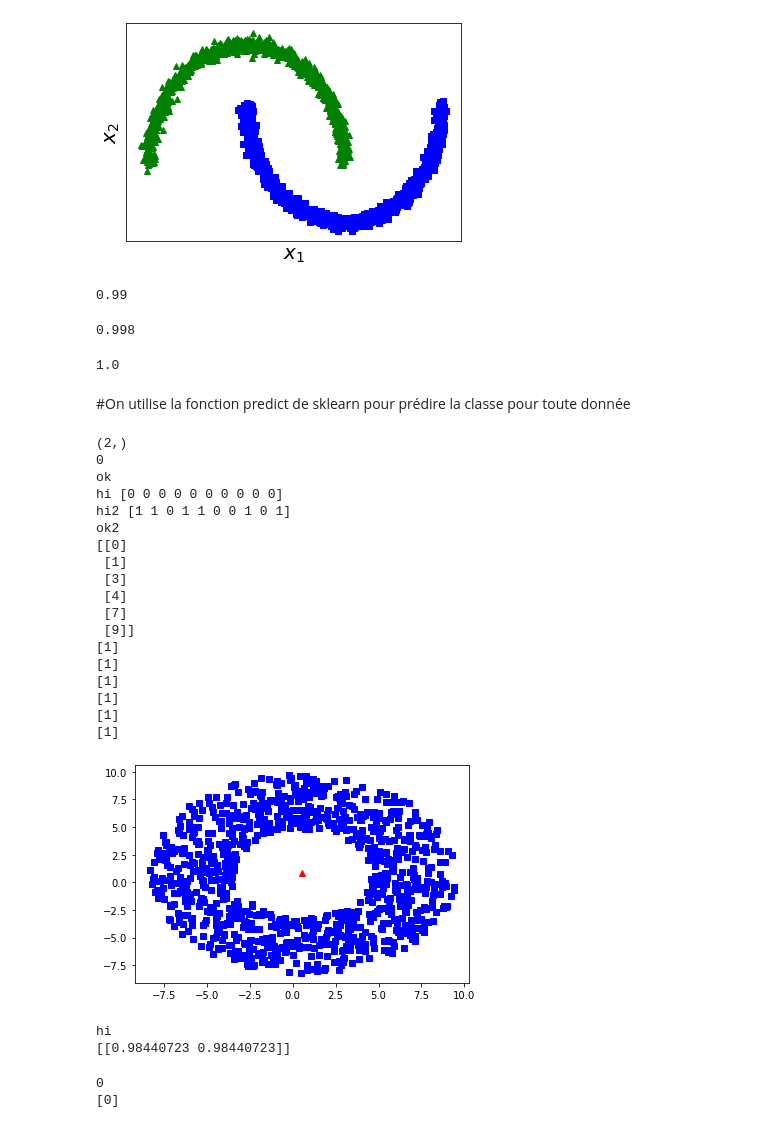
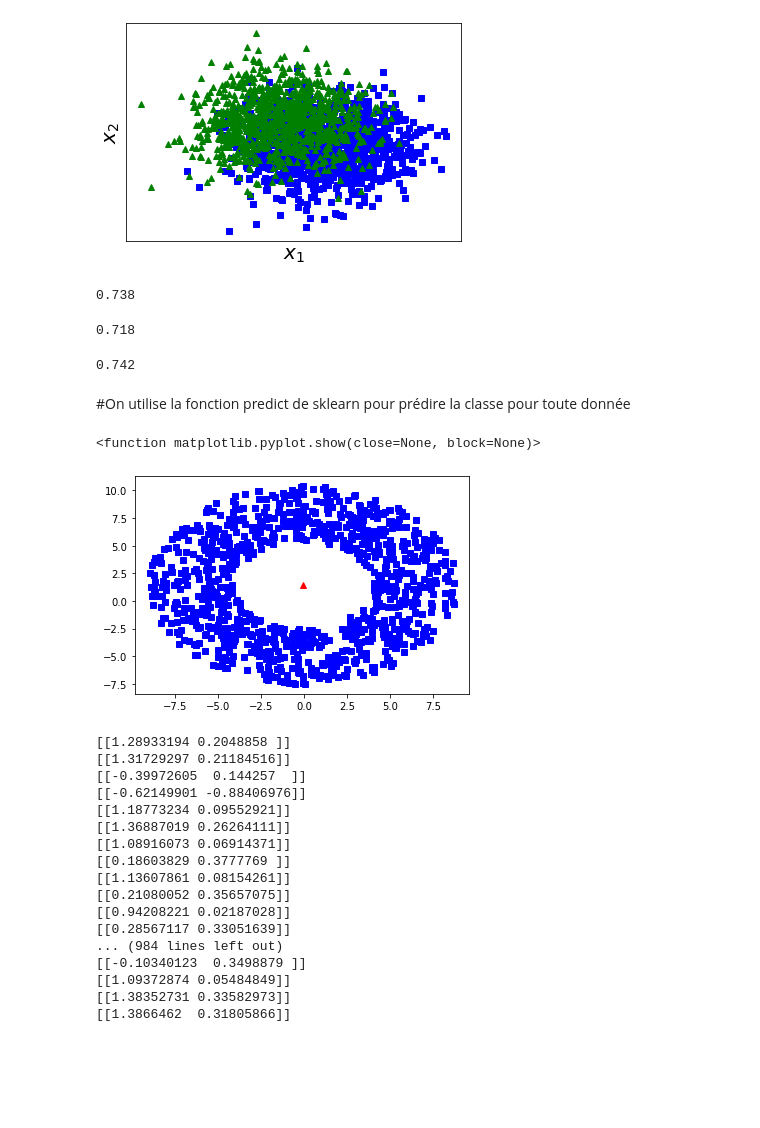
Before and after one commit to pidoux7/XAI, a Jupyter notebook: TME1_GG.ipynb, the cells around one changed output. Drawn from its saved outputs; the diff is of its cells as text; code cells hidden in the pictures; blank space fills up the shorter version.

```diff
--- a/TME1_GG.ipynb
+++ b/TME1_GG.ipynb
@@ -8,5 +9,5 @@ from sklearn.model_selection import train_test_split
 # %%
-X,y = make_moons(n_samples=2000, shuffle=True, noise =0.03)
+X,y = make_moons(n_samples=2000, shuffle=True, noise =0.7)
 X_train, X_test, y_train, y_test = train_test_split(X,y,test_size=1000, train_size=1000, shuffle=True)
 # %%
 
@@ -24,7 +25,7 @@ plt.yticks([])
 # Displaying the plot.
 plt.show()
 # %% [output]
-[figure, old version]
+[figure, new version]
 # %%
 def accuracy(y,pred):
     n=0
@@ -40,7 +41,7 @@ neigh.fit(X_train, y_train)
 pred = neigh.predict(X_test)
 accuracy(y_test,pred)
 # %% [output]
-0.99
+0.738
 # %%
 # random forest
 from sklearn.ensemble import RandomForestClassifier
@@ -51,7 +52,7 @@ X2,y2 = make_moons(n_samples=1000, shuffle=True, noise =0.03)
 pred = neigh.predict(X_test)
 accuracy(y_test,pred)
 # %% [output]
-0.998
+0.718
 # %%
 # SVM
 from sklearn.svm import SVC
@@ -61,7 +62,7 @@ neigh.fit(X_train, y_train)
 pred = neigh.predict(X_test)
 accuracy(y_test,pred)
 # %% [output]
-1.0
+0.742
 # %% [markdown]
 #On utilise la fonction predict de sklearn pour prédire la classe pour toute donnée
 # %%
@@ -128,30 +165,8 @@ def algo_GSG(X,y,classifier,eta,n):
 # %%
-x0= X_test[0]
-print(x0.shape)
-f = SL(x0,2,3,1000)
+f = SL(X_test[0],2,3,1000)
 plt.plot(f[:,0],f[:,1],'bs')
-plt.plot(x0[0],x0[1],'r^')
+plt.plot(X_test[0,0],X_test[0,1],'r^')
 plt.show
-
-print(y_test[2])
-enemy =algo_GSG(X_test[3],y_test[3],neigh,0.5,10)
 # %% [output]
-(2,)
-0
-ok
-hi [0 0 0 0 0 0 0 0 0 0]
-hi2 [1 1 0 1 1 0 0 1 0 1]
-ok2
-[[0]
- [1]
- [3]
- [4]
- [7]
- [9]]
-[1]
-[1]
-[1]
-[1]
-[1]
-[1]
+<function matplotlib.pyplot.show(close=None, block=None)>
-[figure, old version]
+[figure, new version]
@@ -169,11 +173,22 @@ def GSFS(X,y,classifier,enemy):
-# %%
-print(GSFS(X_test[3],y_test[3],neigh,enemy))
-# %% [output]
-hi
-[[0.98440723 0.98440723]]
-# %%
-print(y_test[3])
-print(neigh.predict(enemy.reshape(1,-1)))
-# %% [output]
-0
-[0]
+# %%
+for i in range(1000):
+    res = algo_GSG(X[i],neigh,1,1000)
+    print(res)
+# %% [output]
+[[1.28933194 0.2048858 ]]
+[[1.31729297 0.21184516]]
+[[-0.39972605  0.144257  ]]
+[[-0.62149901 -0.88406976]]
+[[1.18773234 0.09552921]]
+[[1.36887019 0.26264111]]
+[[1.08916073 0.06914371]]
+[[0.18603829 0.3777769 ]]
+[[1.13607861 0.08154261]]
+[[0.21080052 0.35657075]]
+[[0.94208221 0.02187028]]
+[[0.28567117 0.33051639]]
+... (984 lines left out)
+[[-0.10340123  0.3498879 ]]
+[[1.09372874 0.05484849]]
+[[1.38352731 0.33582973]]
+[[1.3866462  0.31805866]]
```
Also changed, not shown: parts of 9 cells of this notebook.
